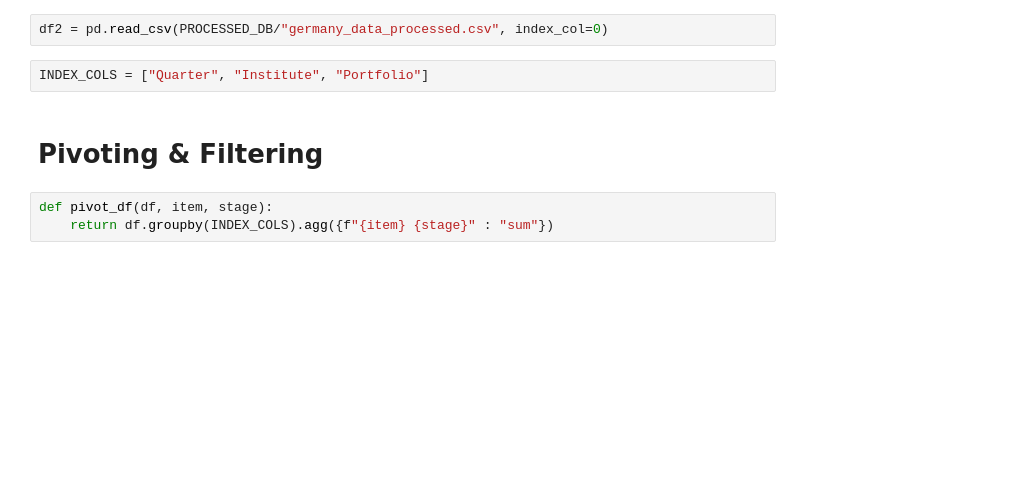
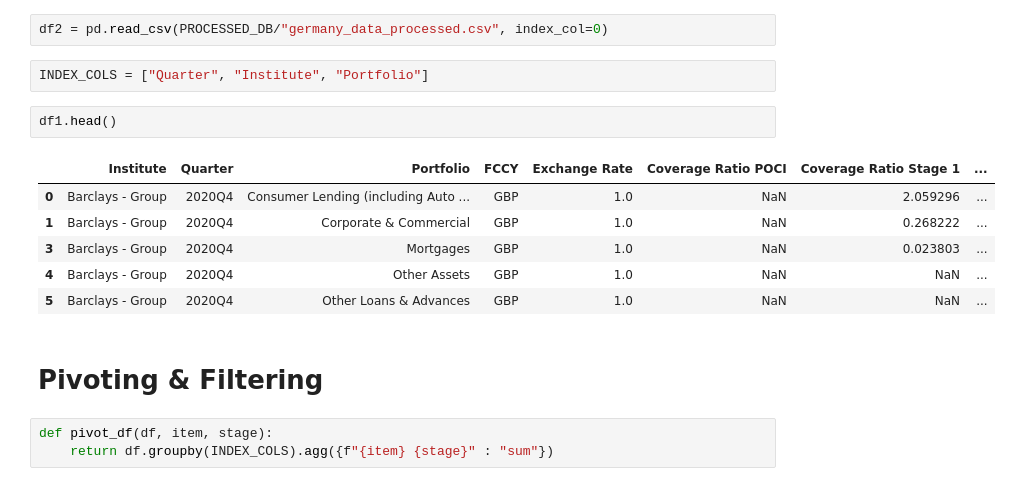
Before and after one commit to Anko-Jipsa/credit-benchmark, a Jupyter notebook: Untitled.ipynb, the cells around one changed output. Drawn from its saved outputs; the diff is of its cells as text; blank space fills up the shorter version.

```diff
--- a/Untitled.ipynb
+++ b/Untitled.ipynb
@@ -16,6 +16,15 @@ df1 = pd.read_csv(PROCESSED_DB/"uk_data_processed.csv", index_col=0)
 df2 = pd.read_csv(PROCESSED_DB/"germany_data_processed.csv", index_col=0)
 # %%
 INDEX_COLS = ["Quarter", "Institute", "Portfolio"]
+# %%
+df1.head()
+# %% [output]
+|  | Institute | Quarter | Portfolio | FCCY | Exchange Rate | Coverage Ratio POCI | Coverage Ratio Stage 1 | ... |
+| 0 | Barclays - Group | 2020Q4 | Consumer Lending (including Auto ... | GBP | 1.0 | NaN | 2.059296 | ... |
+| 1 | Barclays - Group | 2020Q4 | Corporate & Commercial | GBP | 1.0 | NaN | 0.268222 | ... |
+| 3 | Barclays - Group | 2020Q4 | Mortgages | GBP | 1.0 | NaN | 0.023803 | ... |
+| 4 | Barclays - Group | 2020Q4 | Other Assets | GBP | 1.0 | NaN | NaN | ... |
+| 5 | Barclays - Group | 2020Q4 | Other Loans & Advances | GBP | 1.0 | NaN | NaN | ... |
 # %% [markdown]
 # Pivoting & Filtering
 # %%
```
Also changed, not shown: parts of 21 cells of this notebook, 7 other files.
